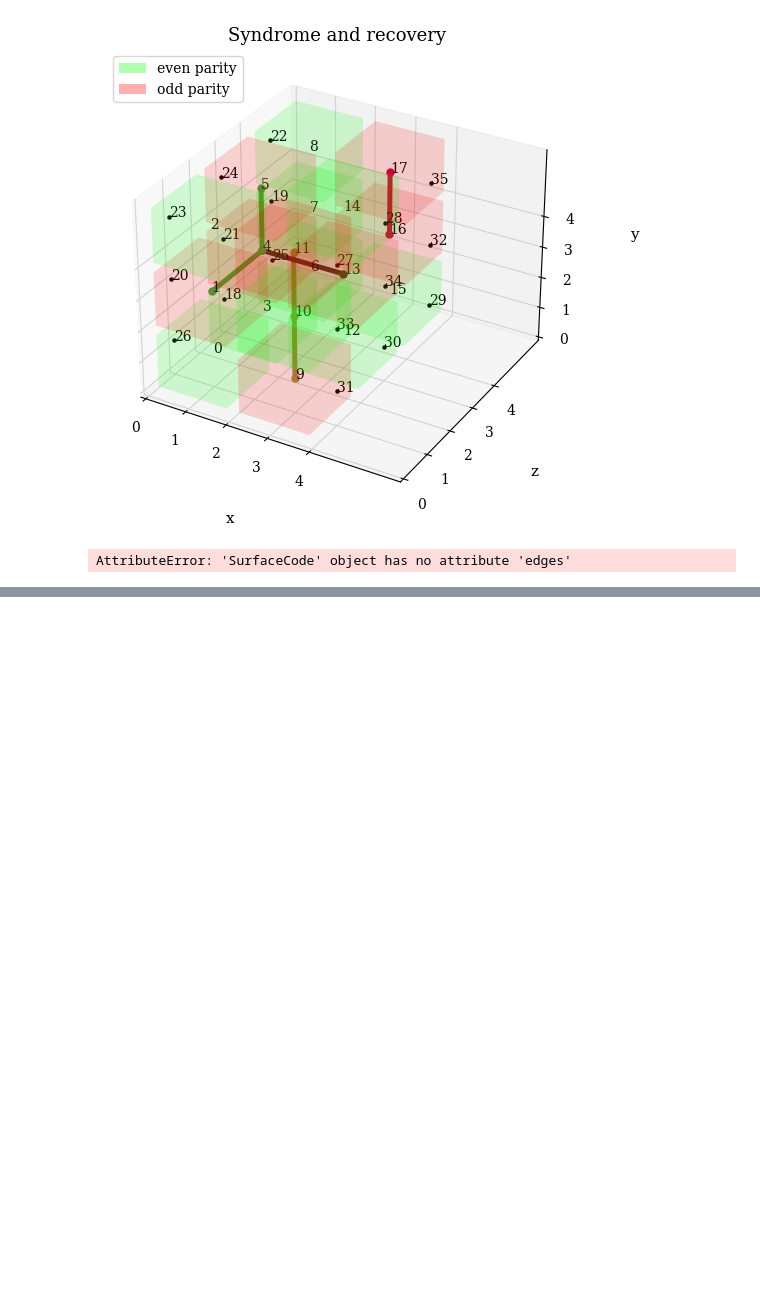
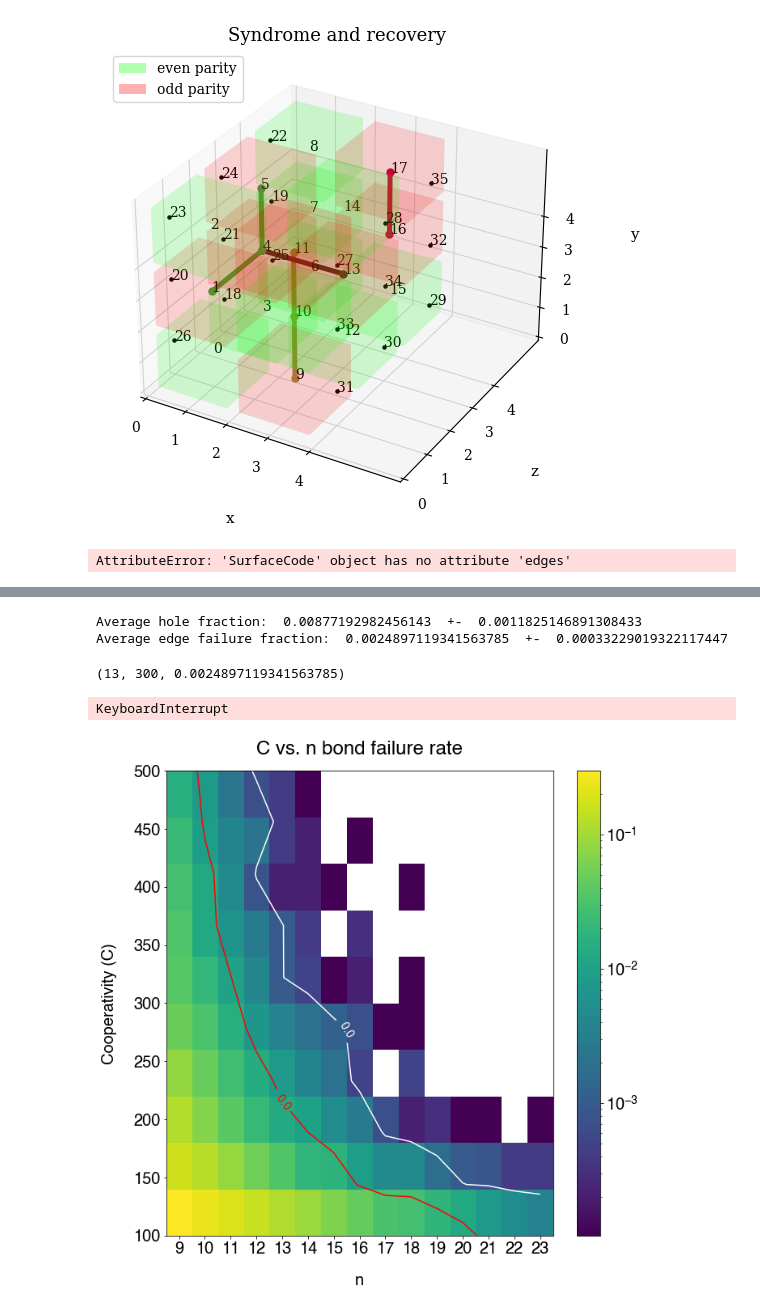
Before and after one commit to lukestew/cluster-state-simulation, a Jupyter notebook: RHG Lattice Simulation.ipynb, the cells around one changed output, grey strips where cells are left out. Saved outputs shown, nothing was run; the diff lists cells and outputs as text; code cells hidden in the pictures; blank space fills up the shorter version.

Commit message:
qubit redistribution incorporated

```diff
--- a/RHG Lattice Simulation.ipynb
+++ b/RHG Lattice Simulation.ipynb
@@ -6,7 +6,12 @@ from flamingpy.codes import SurfaceCode
 from flamingpy.decoders import decoder as dec
 from flamingpy.noise import IidNoise
 import numpy as np
+import matplotlib.pyplot as plt
+from matplotlib.colors import LogNorm
 
-# test
+# Plot settings
+plt.rcParams['figure.figsize'] = (10.0, 10.0)
+plt.rcParams['figure.facecolor'] = 'white'
+plt.rc('font', family='Helvetica', size=20)
 # %%
 from flamingpy.utils import graph_states
@@ -224,7 +221,7 @@ Average hole fraction:  0.22725779967159276  +-  0.0
     - Delete both nodes associated with the edge, even if one is already missing
 - Record average hole fraction based on number of missing nodes
 # %%
-trials = 1000
+trials = 10
 bond_failure_rate = .069
 code_distance = 10
 
@@ -276,7 +273,7 @@ This is equivalent to saying each qubit needs four successful bonds in order to
 If a given central node has a failure, both the central and the corresponding leaf will be deleted.  Once the central node is deleted, even if other bonds within the star happened to fail, the remaining leaf nodes will not be deleted.
 # %%
 trials = 1000
-bond_failure_rate = .065
+bond_failure_rate = .078
 code_distance = 10
 
 hole_fraction = []
@@ -378,9 +381,9 @@ This method ensures that a given node is only removed due to a failure if the no
 
 Outcome: this code performs slightly better than the Auger paper; they claim that the percolation threshold is saturated when BFR is approx 14.5%.
 # %%
-trials = 1
+trials = 1000
 bond_failure_rate = .155
-code_distance = 13
+code_distance = 10
 
 hole_fraction = []
 
@@ -519,0 +590,39 @@ AttributeError: 'SurfaceCode' object has no attribute 'edges'
+# %%
+redistribution(5,13,300,10)
+# %% [output]
+Average hole fraction:  0.00877192982456143  +-  0.0011825146891308433
+Average edge failure fraction:  0.0024897119341563785  +-  0.00033229019322117447
+(13, 300, 0.0024897119341563785)
+# %%
+C = np.round(np.linspace(100,500,10))
+n = np.arange(9,24,1)
+X, Y = np.meshgrid(n, C)
+
+results = np.zeros([len(C),len(n)])
+
+for i in range(len(C)):
+    for j in range(len(n)):
+
+        output = redistribution(1, n[j], C[i],10)
+
+        results[i][j] = output[2]
+
+fig, ax = plt.subplots(figsize=(10,10))
+im = ax.imshow(results, interpolation='none', norm=LogNorm(),
+          extent=[min(n)-.5,max(n)+.5,min(C),max(C)], aspect='auto', origin='lower')
+ax.set_xticks(n)
+levels = [.001,.01]
+CS = ax.contour(X, Y, results, levels, colors=['white','red'])
+ax.clabel(CS, levels, inline = 1, fmt ='% 1.1f',
+          fontsize = 14)
+fig.colorbar(im, orientation='vertical')
+
+plt.title('C vs. n bond failure rate',pad=20)
+plt.xlabel('n',labelpad=20)
+plt.ylabel('Cooperativity (C)',labelpad=20)
+plt.tight_layout()
+plt.savefig('C vs n bond failure rate2',dpi=400)
+plt.show()
+# %% [output]
+KeyboardInterrupt
+[figure, added]
```
Also changed, not shown: parts of 15 cells of this notebook, 2 other files.
